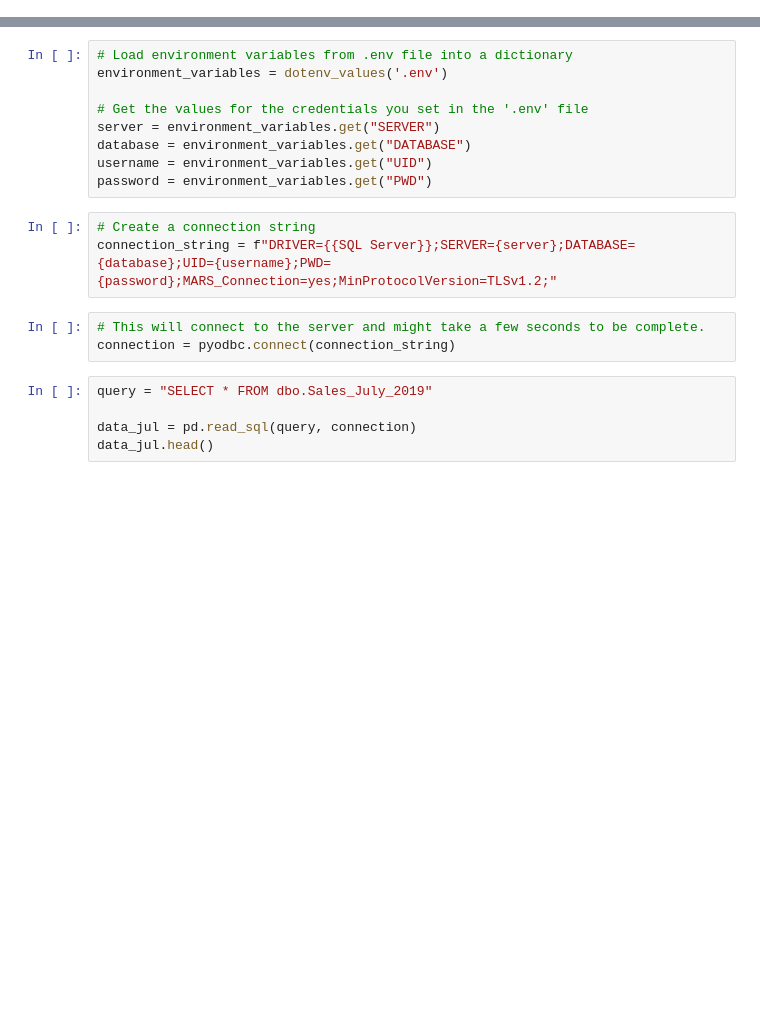
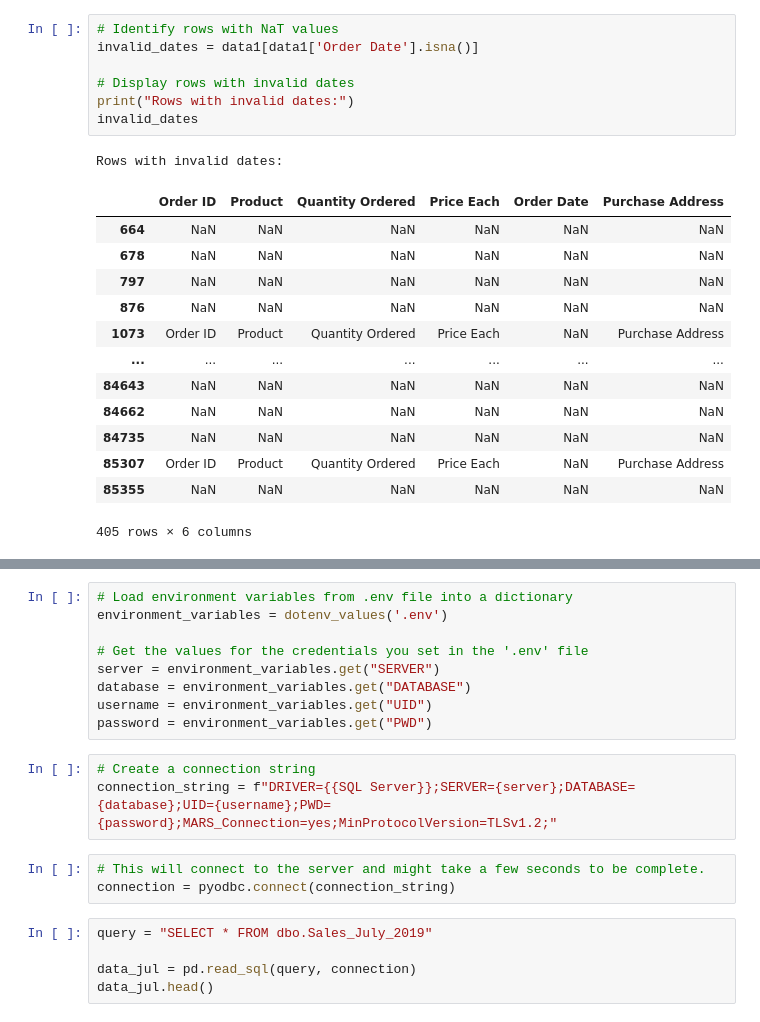
Before and after one commit to SamuelAsong/Comprehensive-Power-BI-Dashboard-for-Sales-Insights, a Jupyter notebook: notebook/sales.ipynb, the cells around one changed output, grey strips where cells are left out. Cells and saved outputs as stored; diff of their text form; blank space fills up the shorter version.

```diff
--- a/notebook/sales.ipynb
+++ b/notebook/sales.ipynb
@@ -192,0 +304,22 @@ data_jun.head()
+# %%
+# Identify rows with NaT values
+invalid_dates = data1[data1['Order Date'].isna()]
+
+# Display rows with invalid dates
+print("Rows with invalid dates:")
+invalid_dates
+# %% [output]
+Rows with invalid dates:
+|  | Order ID | Product | Quantity Ordered | Price Each | Order Date | Purchase Address |
+| 664 | NaN | NaN | NaN | NaN | NaN | NaN |
+| 678 | NaN | NaN | NaN | NaN | NaN | NaN |
+| 797 | NaN | NaN | NaN | NaN | NaN | NaN |
+| 876 | NaN | NaN | NaN | NaN | NaN | NaN |
+| 1073 | Order ID | Product | Quantity Ordered | Price Each | NaN | Purchase Address |
+| ... | ... | ... | ... | ... | ... | ... |
+| 84643 | NaN | NaN | NaN | NaN | NaN | NaN |
+| 84662 | NaN | NaN | NaN | NaN | NaN | NaN |
+| 84735 | NaN | NaN | NaN | NaN | NaN | NaN |
+| 85307 | Order ID | Product | Quantity Ordered | Price Each | NaN | Purchase Address |
+| 85355 | NaN | NaN | NaN | NaN | NaN | NaN |
+405 rows × 6 columns
```
Also changed, not shown: parts of 12 cells of this notebook.
